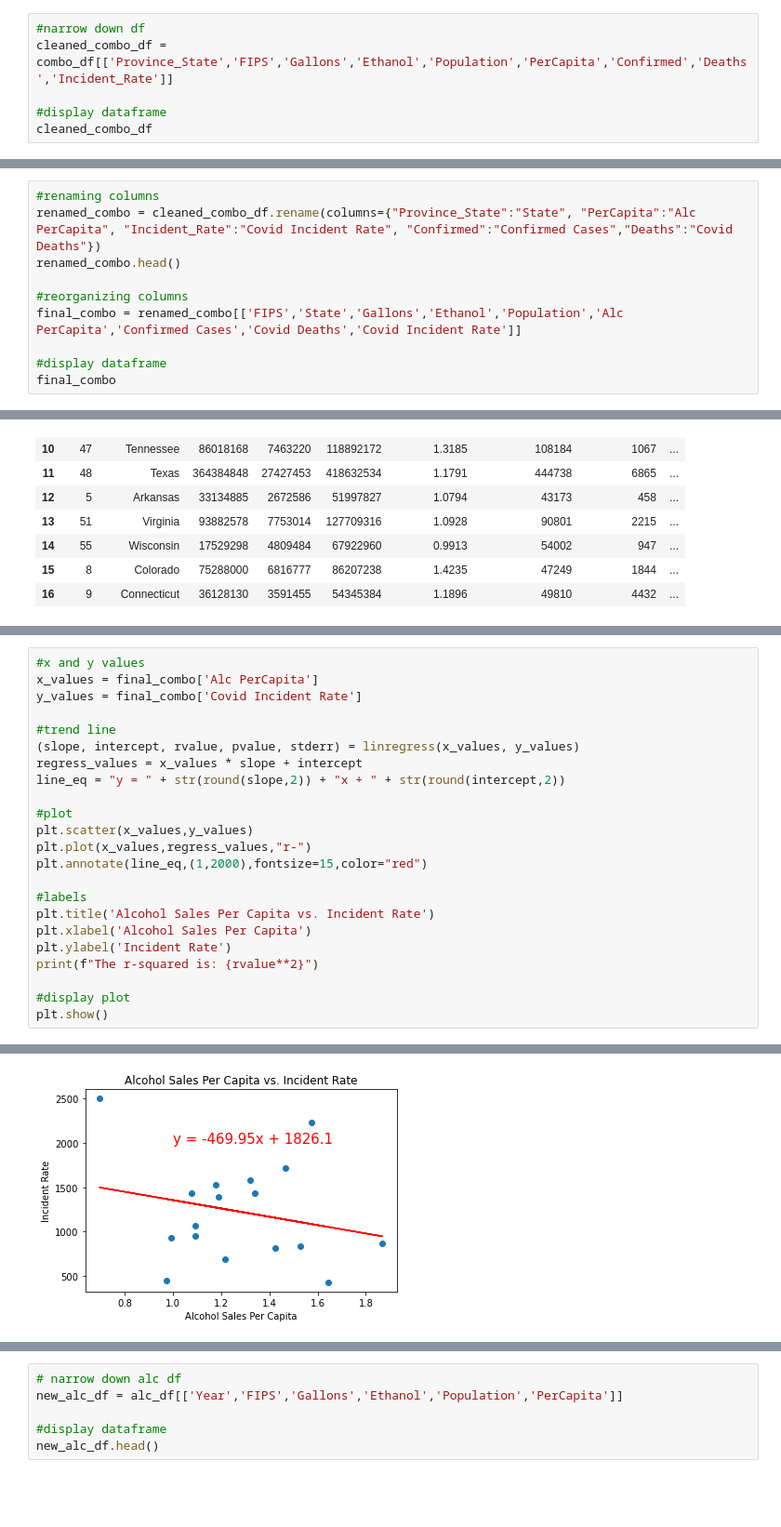
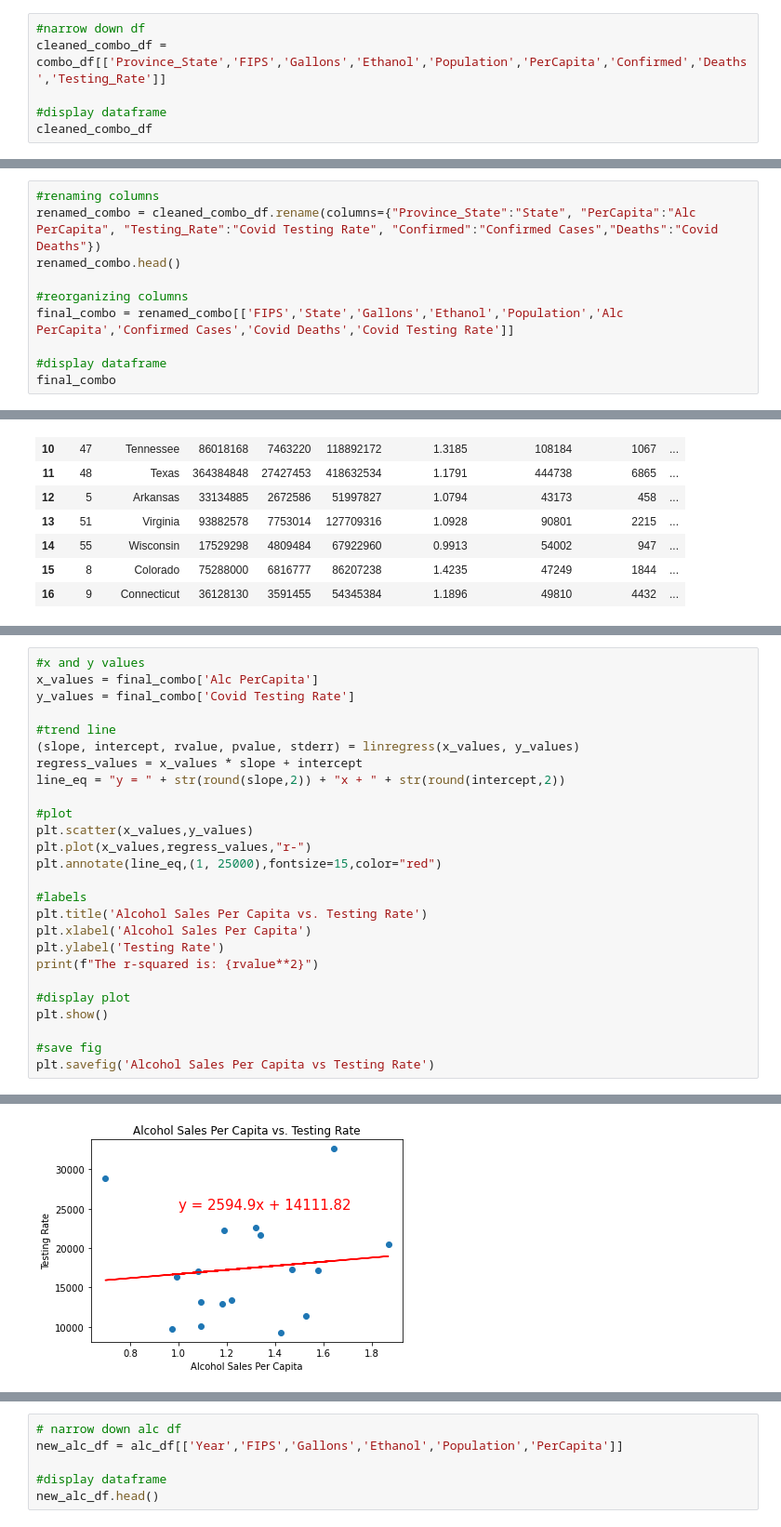
Before and after one commit to teresaflicek/Covid19-Societal-Impacts, a Jupyter notebook: AlcoholSalesDuringCovid.ipynb, the cells around one changed output, grey strips where cells are left out. Shown at 93% size. Saved outputs shown, nothing was run; the diff lists cells and outputs as text; blank space fills up the shorter version.

```diff
--- a/AlcoholSalesDuringCovid.ipynb
+++ b/AlcoholSalesDuringCovid.ipynb
@@ -180,7 +180,7 @@ combo_df
 17 rows × 25 columns
 # %%
 #narrow down df
-cleaned_combo_df = combo_df[['Province_State','FIPS','Gallons','Ethanol','Population','PerCapita','Confirmed','Deaths','Incident_Rate']]
+cleaned_combo_df = combo_df[['Province_State','FIPS','Gallons','Ethanol','Population','PerCapita','Confirmed','Deaths','Testing_Rate']]
 
 #display dataframe
 cleaned_combo_df
@@ -206,10 +206,10 @@ cleaned_combo_df
 # %%
 #renaming columns
-renamed_combo = cleaned_combo_df.rename(columns={"Province_State":"State", "PerCapita":"Alc PerCapita", "Incident_Rate":"Covid Incident Rate", "Confirmed":"Confirmed Cases","Deaths":"Covid Deaths"})
+renamed_combo = cleaned_combo_df.rename(columns={"Province_State":"State", "PerCapita":"Alc PerCapita", "Testing_Rate":"Covid Testing Rate", "Confirmed":"Confirmed Cases","Deaths":"Covid Deaths"})
 renamed_combo.head()
 
 #reorganizing columns
-final_combo = renamed_combo[['FIPS','State','Gallons','Ethanol','Population','Alc PerCapita','Confirmed Cases','Covid Deaths','Covid Incident Rate']]
+final_combo = renamed_combo[['FIPS','State','Gallons','Ethanol','Population','Alc PerCapita','Confirmed Cases','Covid Deaths','Covid Testing Rate']]
 
 #display dataframe
 final_combo
@@ -287,7 +295,7 @@ The r-squared is: 0.0024879514402679
 # %%
 #x and y values
 x_values = final_combo['Alc PerCapita']
-y_values = final_combo['Covid Incident Rate']
+y_values = final_combo['Covid Testing Rate']
 
 #trend line
 (slope, intercept, rvalue, pvalue, stderr) = linregress(x_values, y_values)
@@ -297,14 +305,17 @@ line_eq = "y = " + str(round(slope,2)) + "x + " + str(round(intercept,2))
 #plot
 plt.scatter(x_values,y_values)
 plt.plot(x_values,regress_values,"r-")
-plt.annotate(line_eq,(1,2000),fontsize=15,color="red")
+plt.annotate(line_eq,(1, 25000),fontsize=15,color="red")
 
 #labels
-plt.title('Alcohol Sales Per Capita vs. Incident Rate')
+plt.title('Alcohol Sales Per Capita vs. Testing Rate')
 plt.xlabel('Alcohol Sales Per Capita')
-plt.ylabel('Incident Rate')
+plt.ylabel('Testing Rate')
 print(f"The r-squared is: {rvalue**2}")
 
 #display plot
 plt.show()
+
+#save fig
+plt.savefig('Alcohol Sales Per Capita vs Testing Rate')
 # %% [output]
@@ -312 +323 @@ The r-squared is: 0.054910707630482385
-[figure, old version]
+[figure, new version]
```
Also changed, not shown: parts of 9 cells of this notebook, 8 other files.
